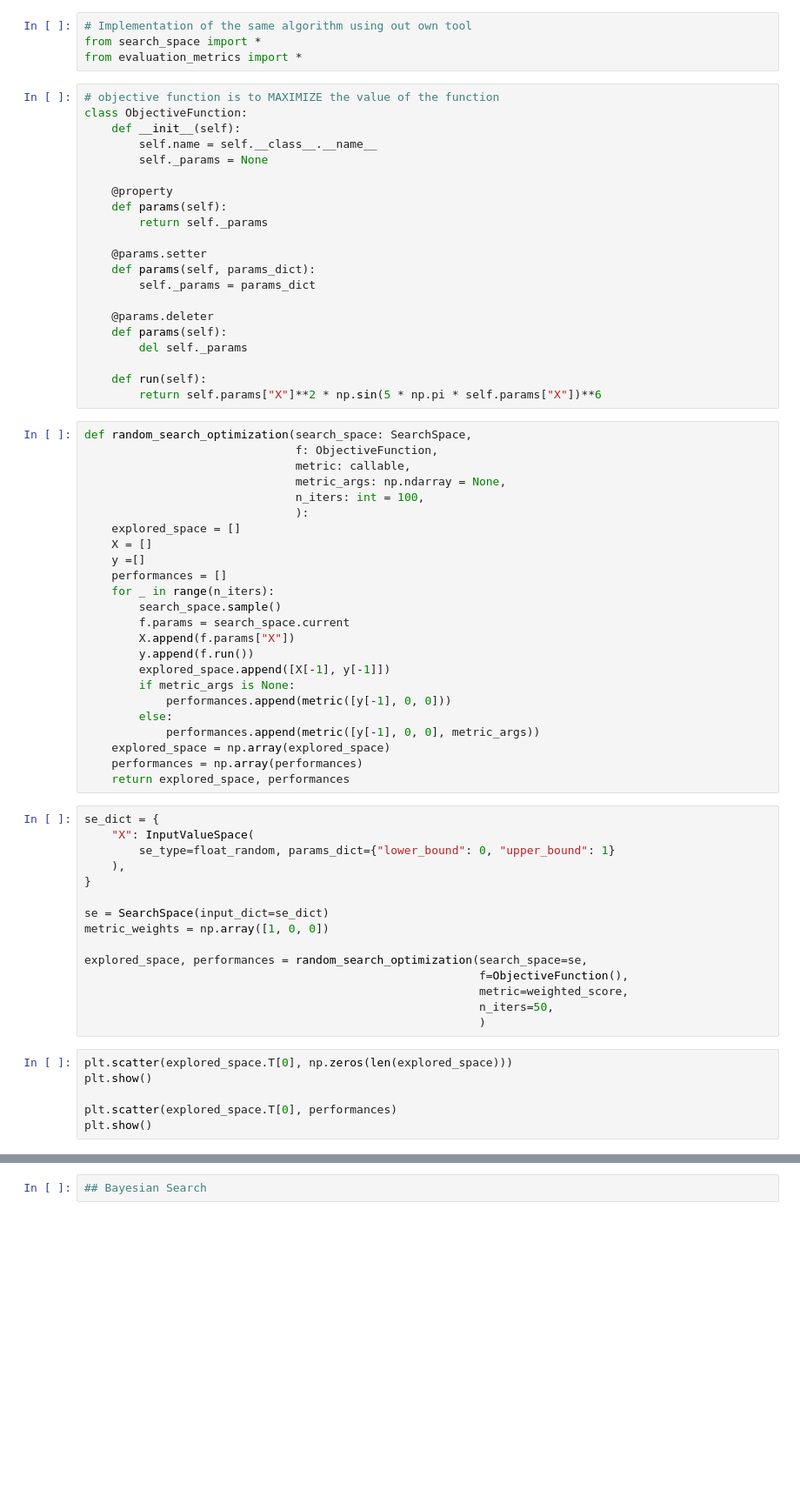
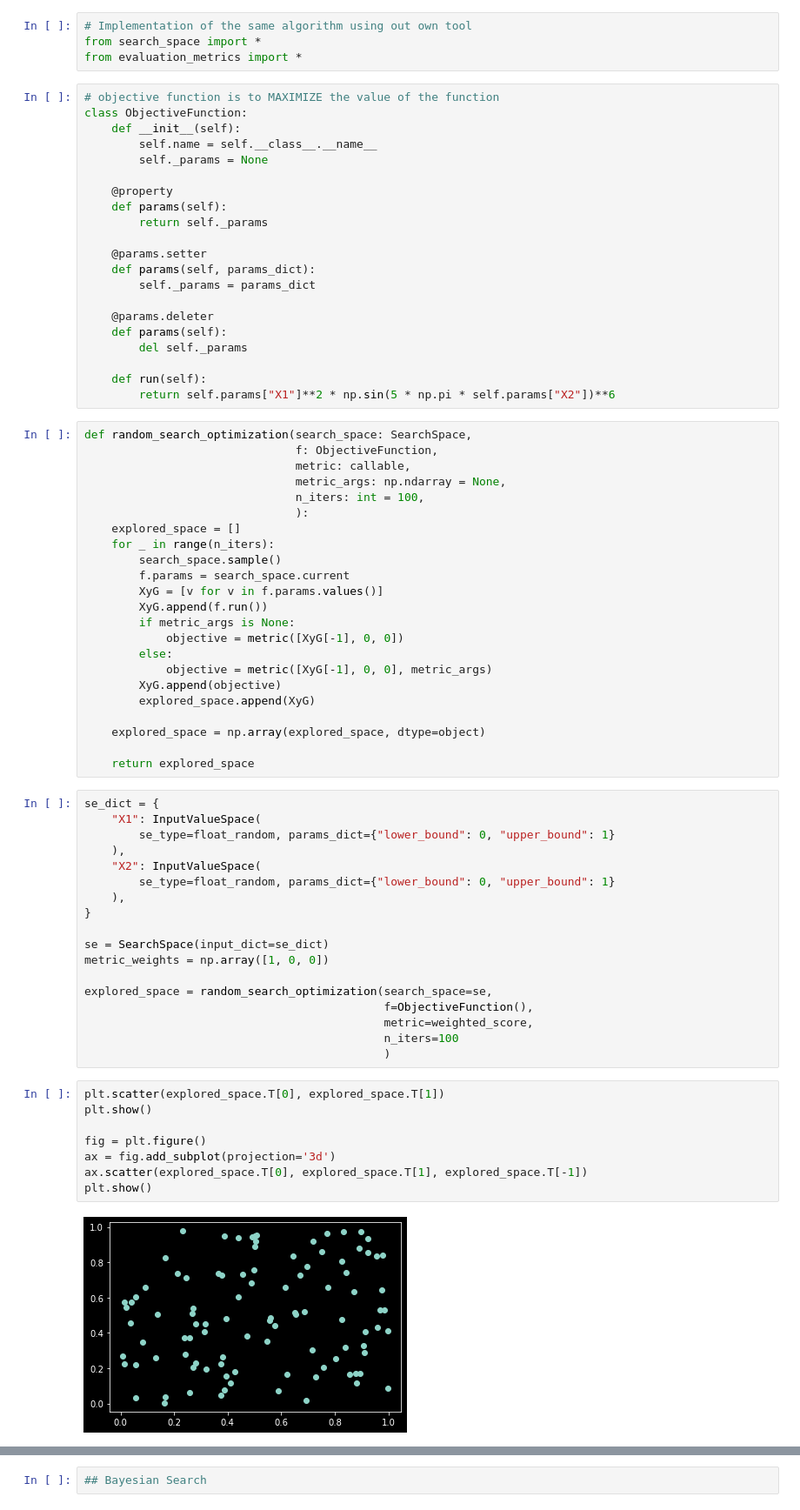
Before and after one commit to AlbertGarcia1991/QumFu, a Jupyter notebook: implementation_test/2D_to_1D.ipynb, the cells around one changed output, grey strips where cells are left out. Shown at 87% size. Drawn from its saved outputs; the diff is of its cells as text; blank space fills up the shorter version.

Commit message:
feat(algorithms-implementation-on-Notebooks): random, bayesian, and genetic (placeholded to be implemented) algorithms done in Notebook

```diff
--- a/implementation_test/2D_to_1D.ipynb
+++ b/implementation_test/2D_to_1D.ipynb
@@ -36,7 +36,7 @@ class ObjectiveFunction:
         del self._params
 
     def run(self):
-	    return self.params["X"]**2 * np.sin(5 * np.pi * self.params["X"])**6
+	    return self.params["X1"]**2 * np.sin(5 * np.pi * self.params["X2"])**6
 # %%
 def random_search_optimization(search_space: SearchSpace,
                                f: ObjectiveFunction,
@@ -45,25 +45,27 @@ def random_search_optimization(search_space: SearchSpace,
                                n_iters: int = 100,
                                ):
     explored_space = []
-    X = []
-    y =[]
-    performances = []
     for _ in range(n_iters):
         search_space.sample()
         f.params = search_space.current
-        X.append(f.params["X"])
-        y.append(f.run())
-        explored_space.append([X[-1], y[-1]])
+        XyG = [v for v in f.params.values()]
+        XyG.append(f.run())
         if metric_args is None:
-            performances.append(metric([y[-1], 0, 0]))
+            objective = metric([XyG[-1], 0, 0])
         else:
-            performances.append(metric([y[-1], 0, 0], metric_args))
-    explored_space = np.array(explored_space)
-    performances = np.array(performances)
-    return explored_space, performances
+            objective = metric([XyG[-1], 0, 0], metric_args)
+        XyG.append(objective)
+        explored_space.append(XyG)
+
+    explored_space = np.array(explored_space, dtype=object)
+
+    return explored_space
 # %%
 se_dict = {
-    "X": InputValueSpace(
+    "X1": InputValueSpace(
+        se_type=float_random, params_dict={"lower_bound": 0, "upper_bound": 1}
+    ),
+    "X2": InputValueSpace(
         se_type=float_random, params_dict={"lower_bound": 0, "upper_bound": 1}
     ),
 }
@@ -71,14 +73,18 @@ se_dict = {
 se = SearchSpace(input_dict=se_dict)
 metric_weights = np.array([1, 0, 0])
 
-explored_space, performances = random_search_optimization(search_space=se,
-                                                          f=ObjectiveFunction(),
-                                                          metric=weighted_score,
-                                                          n_iters=50,
-                                                          )
+explored_space = random_search_optimization(search_space=se,
+                                            f=ObjectiveFunction(),
+                                            metric=weighted_score,
+                                            n_iters=100
+                                            )
 # %%
-plt.scatter(explored_space.T[0], np.zeros(len(explored_space)))
+plt.scatter(explored_space.T[0], explored_space.T[1])
 plt.show()
 
-plt.scatter(explored_space.T[0], performances)
+fig = plt.figure()
+ax = fig.add_subplot(projection='3d')
+ax.scatter(explored_space.T[0], explored_space.T[1], explored_space.T[-1])
 plt.show()
+# %% [output]
+[figure, added]
```
Also changed, not shown: parts of 6 cells of this notebook, 2 other files.
